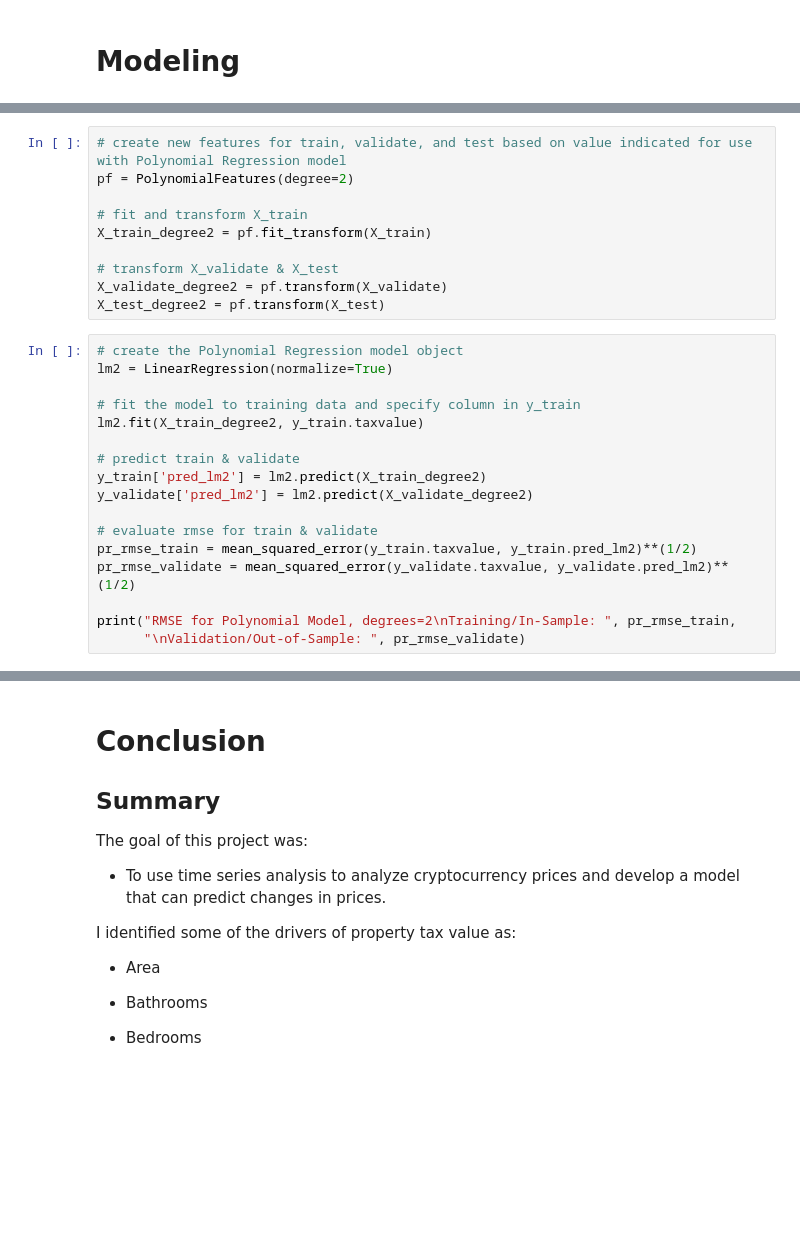
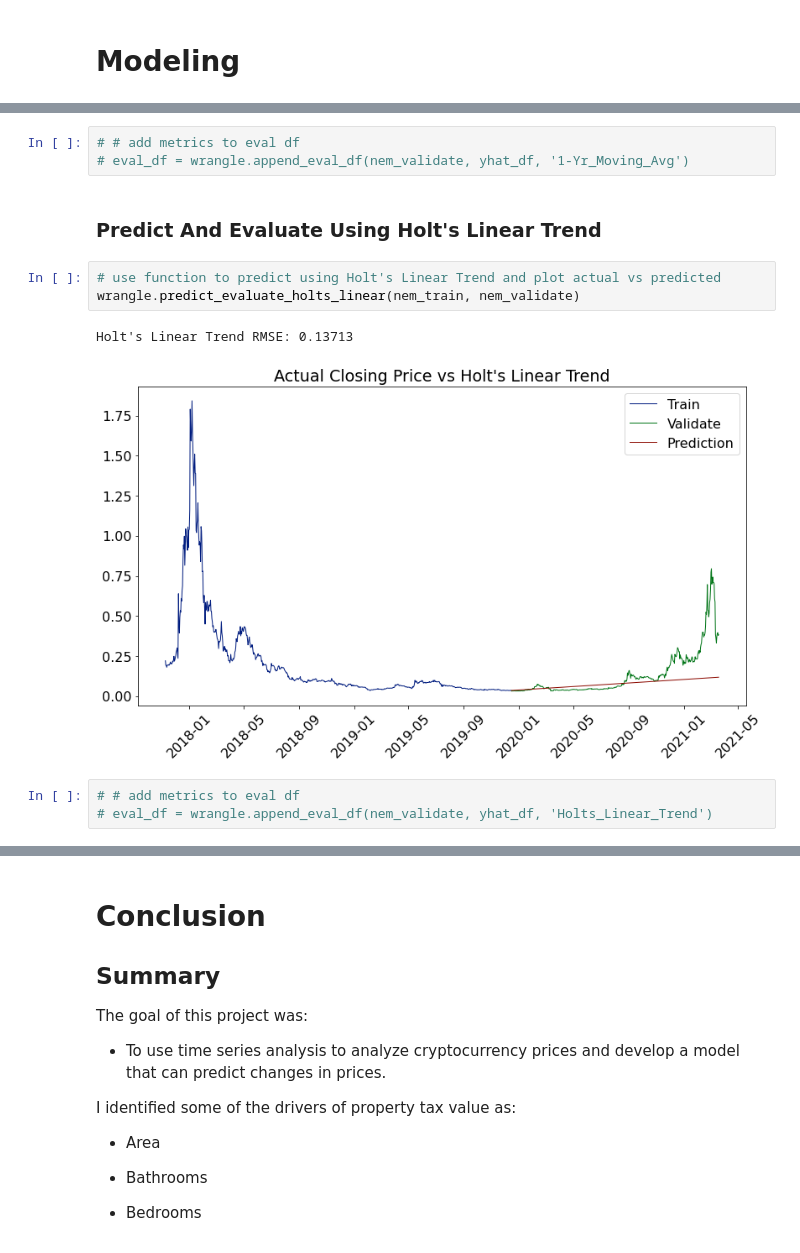
Before and after one commit to lainslie-18/predicting_cryptocurrency_price_with_TSA, a Jupyter notebook: using_tsa_to_predict_cryptocurrency_price_changes.ipynb, the cells around one changed output, grey strips where cells are left out. Drawn from its saved outputs; the diff is of its cells as text; blank space fills up the shorter version.

```diff
--- a/using_tsa_to_predict_cryptocurrency_price_changes.ipynb
+++ b/using_tsa_to_predict_cryptocurrency_price_changes.ipynb
@@ -191,27 +178,14 @@ print("RMSE for Lasso + Lars\nTraining/In-Sample: ", lars_rmse_train,
 # %%
-# create new features for train, validate, and test based on value indicated for use with Polynomial Regression model
-pf = PolynomialFeatures(degree=2)
-
-# fit and transform X_train
-X_train_degree2 = pf.fit_transform(X_train)
-
-# transform X_validate & X_test
-X_validate_degree2 = pf.transform(X_validate)
-X_test_degree2 = pf.transform(X_test)
+# # add metrics to eval df
+# eval_df = wrangle.append_eval_df(nem_validate, yhat_df, '1-Yr_Moving_Avg')
+# %% [markdown]
+### Predict And Evaluate Using Holt's Linear Trend
 # %%
-# create the Polynomial Regression model object
-lm2 = LinearRegression(normalize=True)
-
-# fit the model to training data and specify column in y_train
-lm2.fit(X_train_degree2, y_train.taxvalue)
-
-# predict train & validate
-y_train['pred_lm2'] = lm2.predict(X_train_degree2)
-y_validate['pred_lm2'] = lm2.predict(X_validate_degree2)
-
-# evaluate rmse for train & validate
-pr_rmse_train = mean_squared_error(y_train.taxvalue, y_train.pred_lm2)**(1/2)
-pr_rmse_validate = mean_squared_error(y_validate.taxvalue, y_validate.pred_lm2)**(1/2)
-
-print("RMSE for Polynomial Model, degrees=2\nTraining/In-Sample: ", pr_rmse_train,
-      "\nValidation/Out-of-Sample: ", pr_rmse_validate)
+# use function to predict using Holt's Linear Trend and plot actual vs predicted
+wrangle.predict_evaluate_holts_linear(nem_train, nem_validate)
+# %% [output]
+Holt's Linear Trend RMSE: 0.13713
+[figure, added]
+# %%
+# # add metrics to eval df
+# eval_df = wrangle.append_eval_df(nem_validate, yhat_df, 'Holts_Linear_Trend')
```
Also changed, not shown: parts of 34 cells of this notebook, 2 other files.
